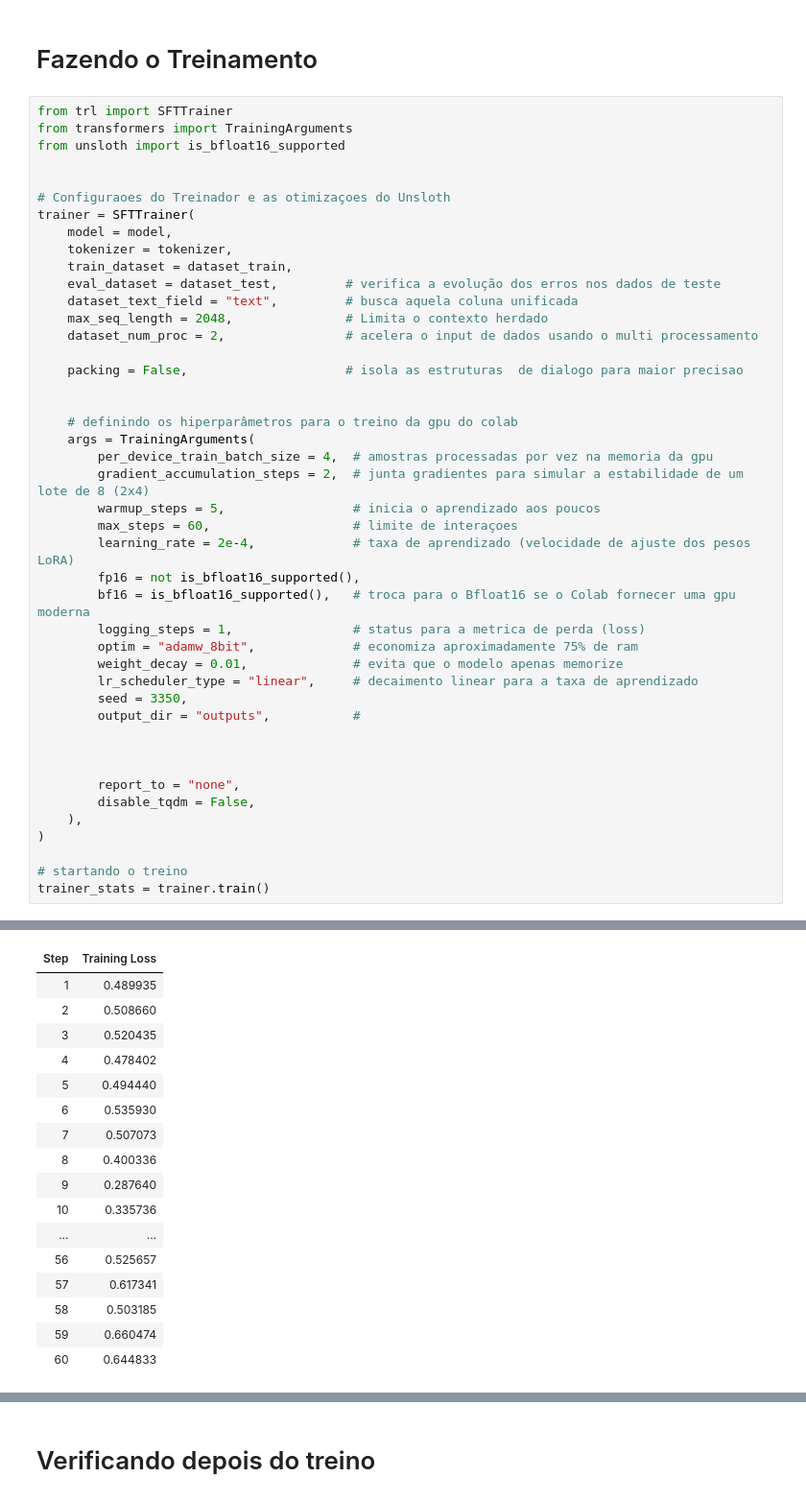
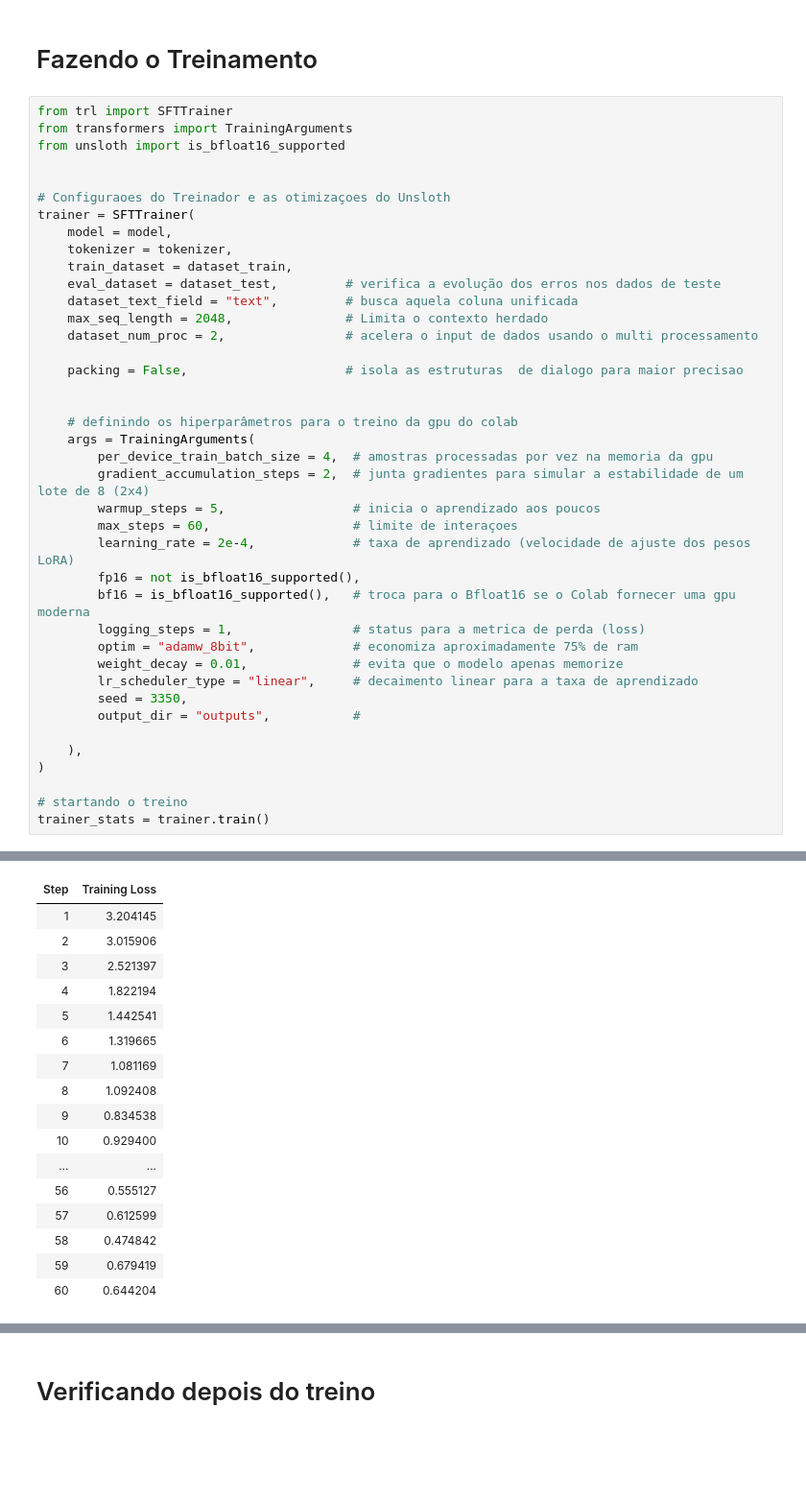
Before and after one commit to Thalles211/semanas---LLM-e-Fine-Tuning, a Jupyter notebook: llms_fine_tuning.ipynb, the cells around one changed output, grey strips where cells are left out. Shown at 96% size. Saved outputs shown, nothing was run; the diff lists cells and outputs as text; blank space fills up the shorter version.

```diff
--- a/llms_fine_tuning.ipynb
+++ b/llms_fine_tuning.ipynb
@@ -254,10 +256,6 @@ trainer = SFTTrainer(
         seed = 3350,
         output_dir = "outputs",           #
 
-
-
-        report_to = "none",
-        disable_tqdm = False,
     ),
 )
 
@@ -273,17 +272,17 @@ O^O/ \_/ \    Batch size per device = 4 | Gradient accumulation steps = 2
 | Step | Training Loss |
-| 1 | 0.489935 |
-| 2 | 0.508660 |
-| 3 | 0.520435 |
-| 4 | 0.478402 |
-| 5 | 0.494440 |
-| 6 | 0.535930 |
-| 7 | 0.507073 |
-| 8 | 0.400336 |
-| 9 | 0.287640 |
-| 10 | 0.335736 |
+| 1 | 3.204145 |
+| 2 | 3.015906 |
+| 3 | 2.521397 |
+| 4 | 1.822194 |
+| 5 | 1.442541 |
+| 6 | 1.319665 |
+| 7 | 1.081169 |
+| 8 | 1.092408 |
+| 9 | 0.834538 |
+| 10 | 0.929400 |
 | ... | ... |
-| 56 | 0.525657 |
-| 57 | 0.617341 |
-| 58 | 0.503185 |
-| 59 | 0.660474 |
-| 60 | 0.644833 |
+| 56 | 0.555127 |
+| 57 | 0.612599 |
+| 58 | 0.474842 |
+| 59 | 0.679419 |
+| 60 | 0.644204 |
```
Also changed, not shown: parts of 11 cells of this notebook.
